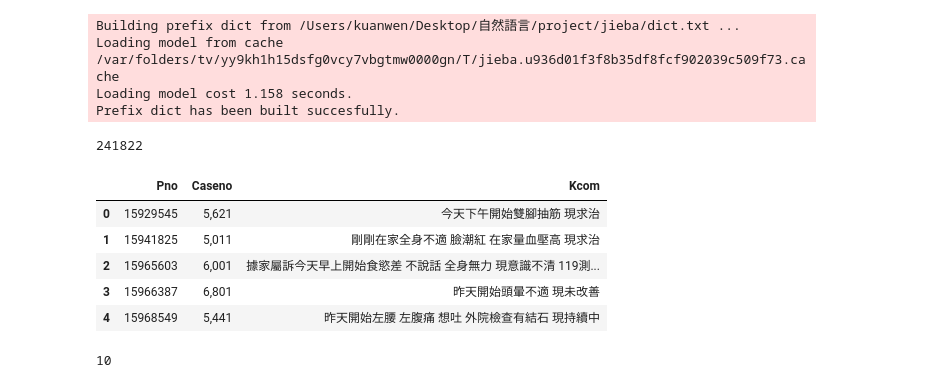
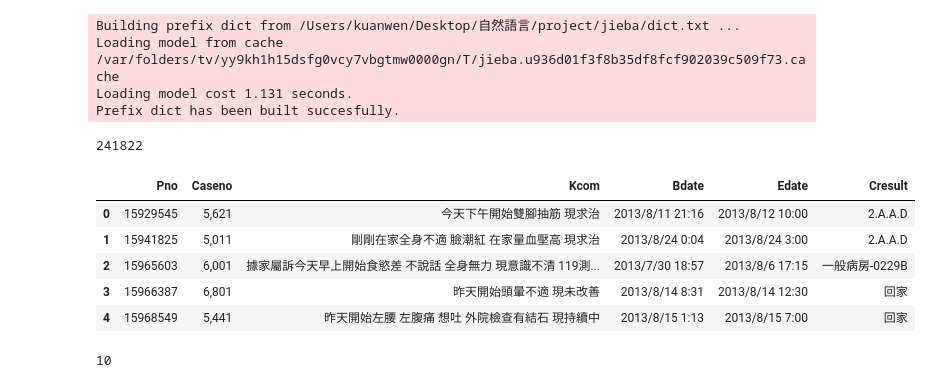
Before and after one commit to kuanwen6/hospital_chatbot_preprocess, a Jupyter notebook: export_csv.ipynb, the cells around one changed output. Saved outputs shown, nothing was run; the diff lists cells and outputs as text; code cells hidden in the pictures.

```diff
--- a/export_csv.ipynb
+++ b/export_csv.ipynb
@@ -23,48 +23,78 @@ position_replace = {
     '腹部':'腹','肚子':'腹',
     '胸部':'胸','胸口':'胸',
     '肩胛骨':'背','背部':'背',
-    '臉部':'臉','臉頰':'臉','鼻子':'臉','耳朵':'臉','唇':'臉','眼':'臉','嘴唇':'臉','額頭':'臉',
+    '臉部':'臉','臉頰':'臉','鼻子':'臉','耳朵':'臉','唇':'臉','眼':'臉','嘴唇':'臉','額頭':'臉','眼睛':'臉',
     '脖子':'頸','頸部':'頸','後頸':'頸',
     '嘴巴':'嘴','牙齦':'嘴','口腔':'嘴','唇':'嘴',
 }
 
 sym_replace = {
-    '疼痛':'痛','疼':'痛','痠痛':'痛','脹痛':'痛','腫痛':'痛','絞痛':'痛','悶痛':'痛',
+    '疼痛':'痛','疼':'痛','痠痛':'痛','脹痛':'痛','紅腫痛':'痛','腫痛':'痛','絞痛':'痛','悶痛':'痛','抽痛':'痛',
     '嘔吐':'吐','想吐':'吐',
     '心跳快':'心悸',
     '麻木':'麻',
     '發冷':'畏寒',
     '疹子':'紅疹',
 }
+
 
 f_replace = {
     '左邊':'',
     '右邊':'',
     '左':'',
     '右':'',
     '左方':'',
     '右方':'',
     '雙':'',
 }
 
+'''
+f_replace = {
+    '左側':'左',
+    '右側':'右',
+    '左邊':'左',
+    '右邊':'右',
+    '左方':'左',
+    '右方':'右',
+}
+'''
 
-kcom = pd.read_csv('Kcom_dr568410605emgcase.csv', lineterminator='\n')
+cluster = {
+    '腹痛類':['腹痛', '胃痛', '上腹痛', '下腹痛', '腹脹痛', '悶痛'],
+    '腰背痛類':['腰痛', '下背痛'],
+    '頭暈類':['暈眩', '頭暈', '全身無力', '天旋地轉'],
+    '胸痛類':['胸痛', '胸悶', '心絞痛', '心臟無力', '心臟不適', '心臟痛' , '心胸痛' ,'心不適','右胸背部痛', '胸不適'],
+    '頸部痛':['頸痠痛', '脖子痛', '頸疼痛'],
+    '呼吸異常類':['喘', '呼吸喘', '呼吸不適', '呼吸不順', '呼吸急促'],
+    '肢體無力類':['手掌無力', '肢體無力', '肢體無力', '上肢無力','下肢無力',  '半身無力', '手腳無力','腳無力','腳無力', '上半身無力', '下半身無力'],
+    '肢體紅疹':['皮膚紅疹', '手掌紅疹', '手紅疹', '手腕紅疹', '小腿紅疹', '胸紅疹', '小腿紅疹', '大腿紅疹', '胸紅疹', '手紅疹', '腳紅疹', '上半身紅疹','下半身紅疹'],
+    '肢體紅腫痛':['腳趾紅腫', '下肢紅腫', '肩紅腫痛', '肩紅腫痛', '小腿紅腫', '手紅腫痛', '手背紅腫', '手紅腫痛', '上肢紅腫','下肢紅腫', '小腿紅腫'],
+    '肢體疼痛':['手腕疼痛', '手傷口痛', '手掌腫痛', '肩紅腫痛', '肩痛','肩頸痠痛', '腳痛', '大腿腫痛', '上半身痠痛', '下半身痠痛', '腳痛', '膝蓋腫痛', '大腿疼痛', '大腿痠痛', '腳肌肉痠痛'],
+    '肢體麻痺':['肢體麻', '上半身發麻', '手麻'],
+    '肢體水腫':['下半身水腫', '手腫腳腫', '下肢水腫'],
+}
+
+stop_words = ["有","會","周圍"]
+
+
+
+kcom = pd.read_csv('Kcom2_dr568410605emgcase.csv', lineterminator='\n')
 kcom['Kcom'] = kcom['Kcom'].fillna("並無主訴")
 
 print(len(kcom))
 kcom.head()
 # %% [output]
 Building prefix dict from /Users/kuanwen/Desktop/自然語言/project/jieba/dict.txt ...
 Loading model from cache /var/folders/tv/yy9kh1h15dsfg0vcy7vbgtmw0000gn/T/jieba.u936d01f3f8b35df8fcf902039c509f73.cache
-Loading model cost 1.158 seconds.
+Loading model cost 1.131 seconds.
 Prefix dict has been built succesfully.
 241822
-|  | Pno | Caseno | Kcom |
-| 0 | 15929545 | 5,621 | 今天下午開始雙腳抽筋 現求治 |
-| 1 | 15941825 | 5,011 | 剛剛在家全身不適 臉潮紅 在家量血壓高 現求治 |
-| 2 | 15965603 | 6,001 | 據家屬訴今天早上開始食慾差 不說話 全身無力 現意識不清 119測... |
-| 3 | 15966387 | 6,801 | 昨天開始頭暈不適 現未改善 |
-| 4 | 15968549 | 5,441 | 昨天開始左腰 左腹痛 想吐 外院檢查有結石 現持續中 |
+|  | Pno | Caseno | Kcom | Bdate | Edate | Cresult |
+| 0 | 15929545 | 5,621 | 今天下午開始雙腳抽筋 現求治 | 2013/8/11 21:16 | 2013/8/12 10:00 | 2.A.A.D |
+| 1 | 15941825 | 5,011 | 剛剛在家全身不適 臉潮紅 在家量血壓高 現求治 | 2013/8/24 0:04 | 2013/8/24 3:00 | 2.A.A.D |
+| 2 | 15965603 | 6,001 | 據家屬訴今天早上開始食慾差 不說話 全身無力 現意識不清 119測... | 2013/7/30 18:57 | 2013/8/6 17:15 | 一般病房-0229B |
+| 3 | 15966387 | 6,801 | 昨天開始頭暈不適 現未改善 | 2013/8/14 8:31 | 2013/8/14 12:30 | 回家 |
+| 4 | 15968549 | 5,441 | 昨天開始左腰 左腹痛 想吐 外院檢查有結石 現持續中 | 2013/8/15 1:13 | 2013/8/15 7:00 | 回家 |
 # %%
 max_length = 0
 
```
Also changed, not shown: parts of 2 cells of this notebook, 9 other files.
